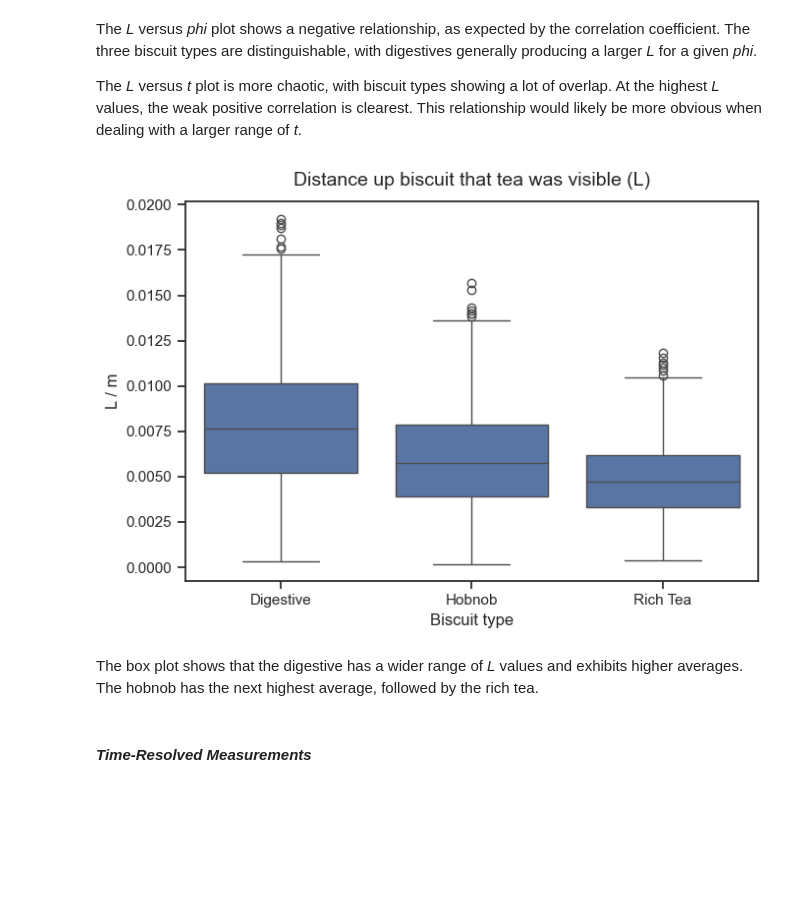
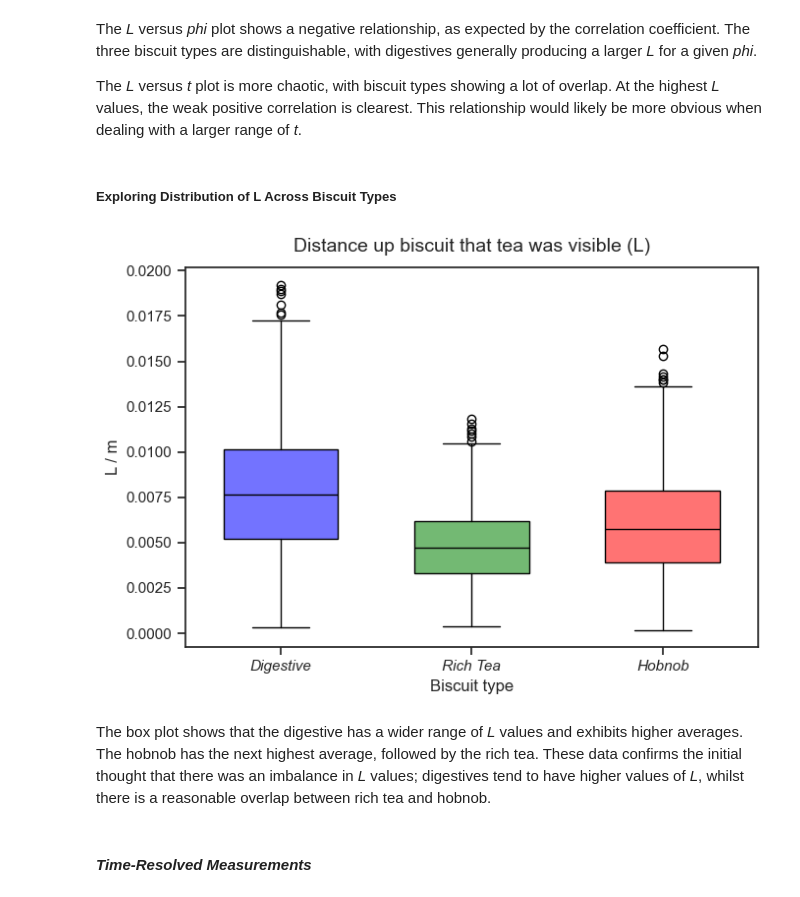
Before and after one commit to kgerrand/Code, a Jupyter notebook: exploring_data.ipynb, the cells around one changed output. Cells and saved outputs as stored; diff of their text form; code cells hidden in the pictures; blank space fills up the shorter version.

```diff
--- a/exploring_data.ipynb
+++ b/exploring_data.ipynb
@@ -115,21 +169,43 @@ fig.tight_layout()
 The *L* versus *phi* plot shows a negative relationship, as expected by the correlation coefficient. The three biscuit types are distinguishable, with digestives generally producing a larger *L* for a given *phi*.
 
 The *L* versus *t* plot is more chaotic, with biscuit types showing a lot of overlap. At the highest *L* values, the weak positive correlation is clearest. This relationship would likely be more obvious when dealing with a larger range of *t*.
+# %% [markdown]
+##### **Exploring Distribution of L Across Biscuit Types**
 # %%
 # box plots of L for each biscuit type
 fig, ax = plt.subplots(figsize=(7,5))
 sns.set_theme(style='ticks', font='Arial')
 
-sns.boxplot(data=dunking_df, x='biscuit', y='L', ax=ax)
+boxes = [
+    dunking_df[dunking_df['biscuit'] == 'Digestive']['L'],
+    dunking_df[dunking_df['biscuit'] == 'Rich Tea']['L'],
+    dunking_df[dunking_df['biscuit'] == 'Hobnob']['L']
+]
+
+box_colors = [(0, 0, 1, 0.55),  # blue for digestive
+              (0, 0.5, 0, 0.55),  # green for rich tea
+              (1, 0, 0, 0.55)]  # red for hobnob
+
+
+boxplot = ax.boxplot(boxes, positions=[1, 2, 3], patch_artist=True, widths=0.6)
+
+for patch, color in zip(boxplot['boxes'], box_colors):
+    patch.set_facecolor(color)
+
+# setting median line to black for easier visualisation
+for median in boxplot['medians']:
+    median.set(color='black', linewidth=1)
+
 ax.set_title('Distance up biscuit that tea was visible (L)', fontsize=14, y=1.02)
 ax.set_xlabel('Biscuit type', fontsize=12)
+ax.set_xticklabels(['Digestive', 'Rich Tea', 'Hobnob'], fontstyle='italic')
 ax.set_ylabel('L / m', fontsize=12)
 
 fig.tight_layout()
 # %% [output]
-[figure, old version]
+[figure, new version]
 # %% [markdown]
-The box plot shows that the digestive has a wider range of *L* values and exhibits higher averages. The hobnob has the next highest average, followed by the rich tea.
+The box plot shows that the digestive has a wider range of *L* values and exhibits higher averages. The hobnob has the next highest average, followed by the rich tea. These data confirms the initial thought that there was an imbalance in *L* values; digestives tend to have higher values of *L*, whilst there is a reasonable overlap between rich tea and hobnob.
 # %% [markdown]
 #### *Time-Resolved Measurements*
 # %%
```
Also changed, not shown: parts of 15 cells of this notebook.
